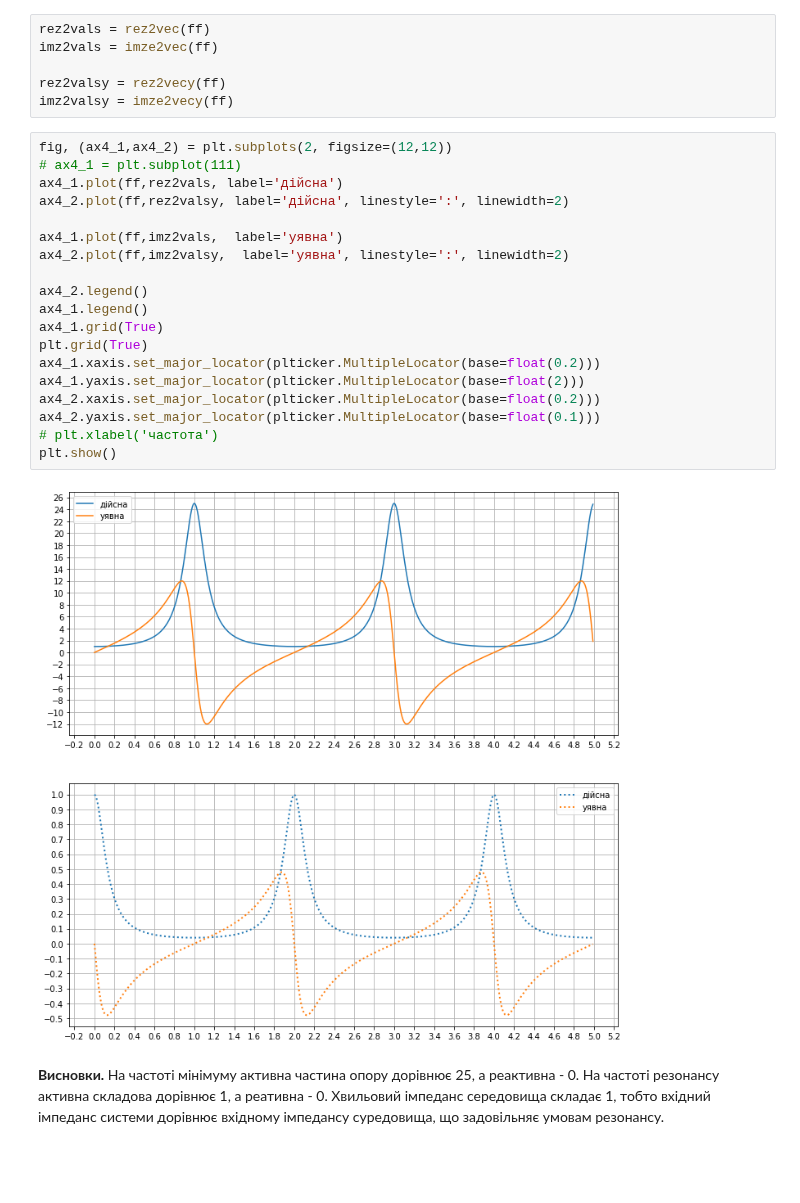
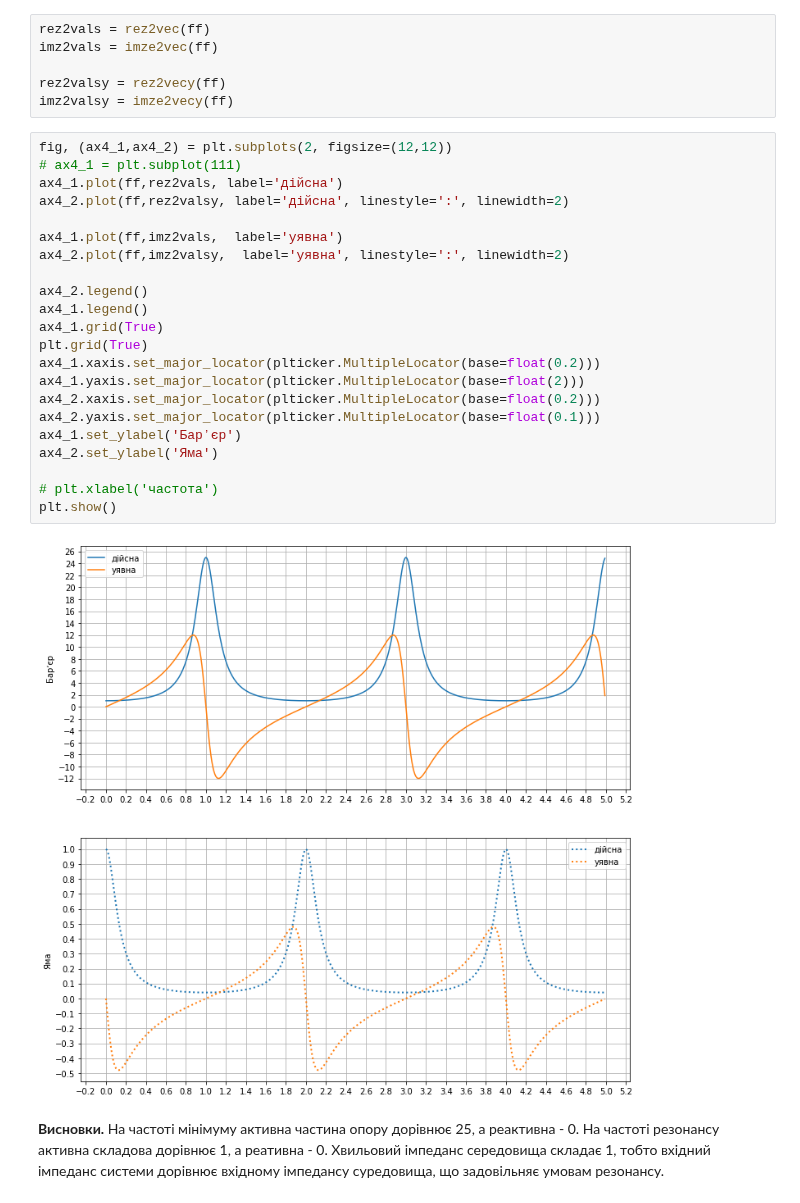
Before and after one commit to angpysha/aspiratura_imtr, a Jupyter notebook: imtr1_1.ipynb, the cells around one changed output. Cells and saved outputs as stored; diff of their text form; blank space fills up the shorter version.

```diff
--- a/imtr1_1.ipynb
+++ b/imtr1_1.ipynb
@@ -449,23 +411,26 @@ imz2valsy = imze2vecy(ff)
 # %%
 fig, (ax4_1,ax4_2) = plt.subplots(2, figsize=(12,12))
 # ax4_1 = plt.subplot(111)
 ax4_1.plot(ff,rez2vals, label='дійсна')
 ax4_2.plot(ff,rez2valsy, label='дійсна', linestyle=':', linewidth=2)
 
 ax4_1.plot(ff,imz2vals,  label='уявна')
 ax4_2.plot(ff,imz2valsy,  label='уявна', linestyle=':', linewidth=2)
 
 ax4_2.legend()
 ax4_1.legend()
 ax4_1.grid(True)
 plt.grid(True)
 ax4_1.xaxis.set_major_locator(plticker.MultipleLocator(base=float(0.2)))
 ax4_1.yaxis.set_major_locator(plticker.MultipleLocator(base=float(2)))
 ax4_2.xaxis.set_major_locator(plticker.MultipleLocator(base=float(0.2)))
 ax4_2.yaxis.set_major_locator(plticker.MultipleLocator(base=float(0.1)))
+ax4_1.set_ylabel('Барʼєр')
+ax4_2.set_ylabel('Яма')
+
 # plt.xlabel('частота')
 plt.show()
 # %% [output]
-[figure, old version]
+[figure, new version]
 # %% [markdown]
 **Висновки.** На частоті мінімуму активна частина опору дорівнює 25, а реактивна - 0. На частоті резонансу активна складова дорівнює 1, а реативна - 0. Хвильовий імпеданс середовища складає 1, тобто вхідний імпеданс системи дорівнює вхідному імпедансу суредовища, що задовільняє умовам резонансу.
```
Also changed, not shown: parts of 21 cells of this notebook.
